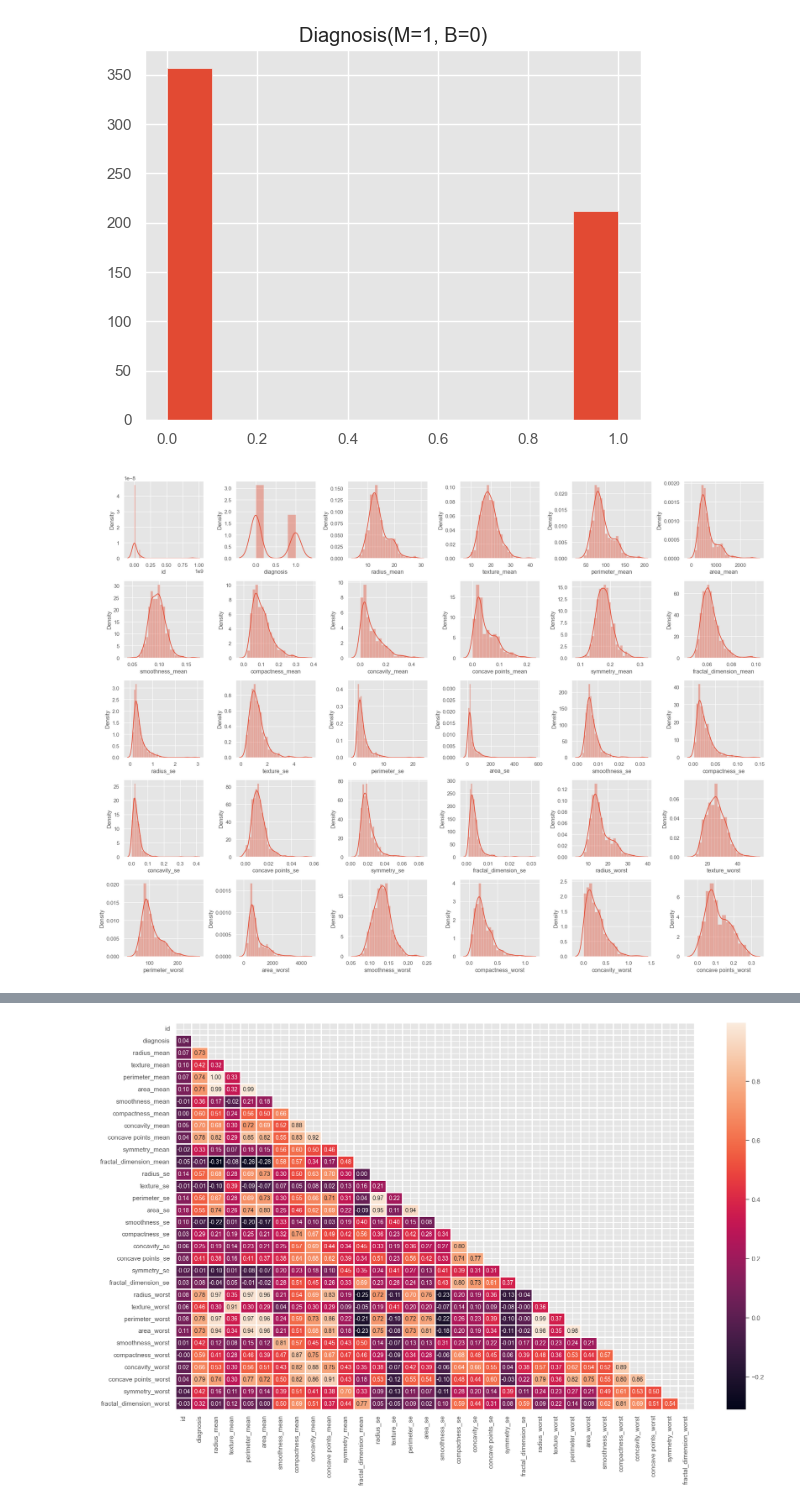
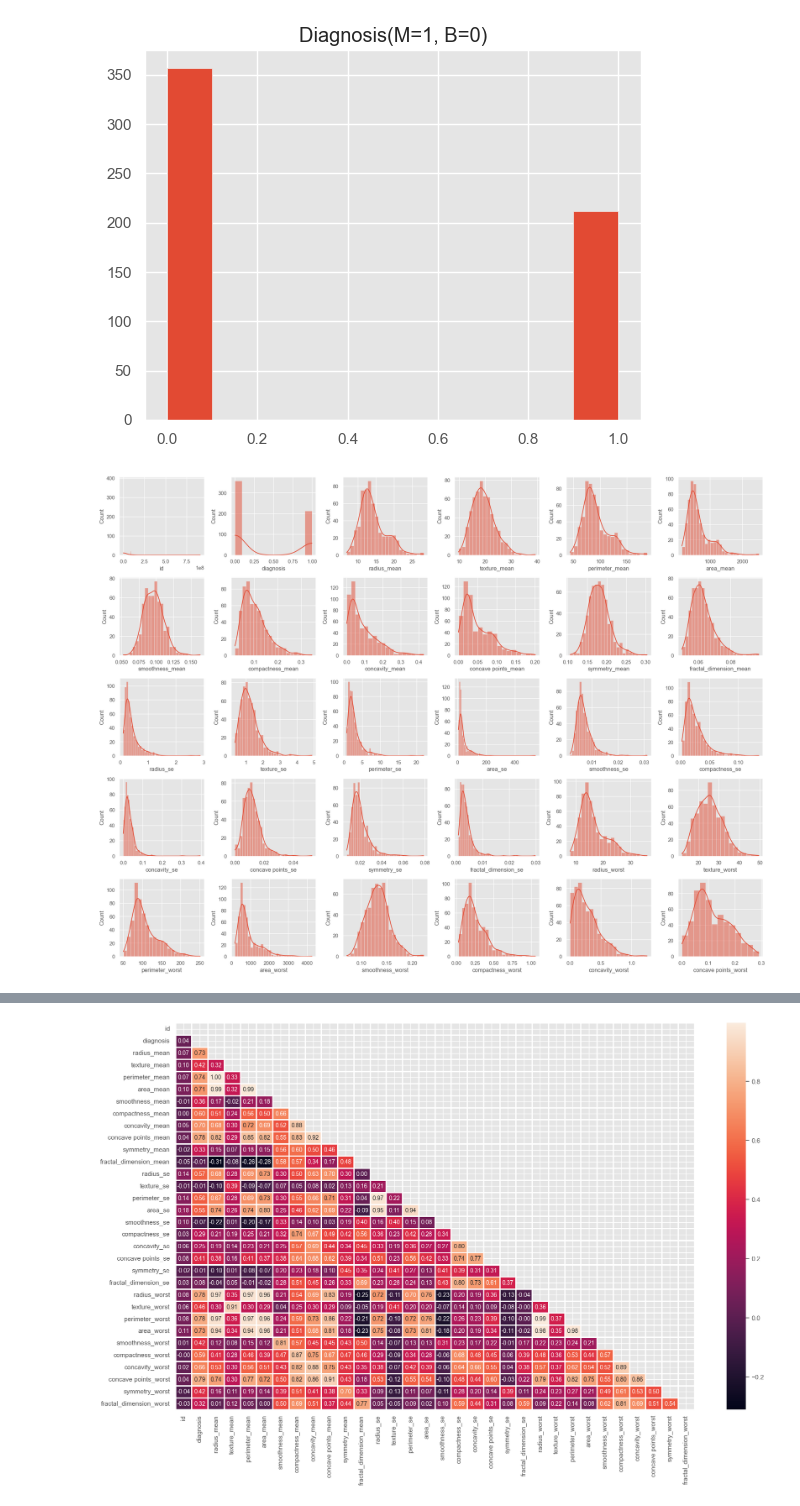
Before and after one commit to Vinhguy/Chan_doan_ung_thu_vu, a Jupyter notebook: hocmay.ipynb, the cells around one changed output, grey strips where cells are left out. Drawn from its saved outputs; the diff is of its cells as text; code cells hidden in the pictures.

```diff
--- a/hocmay.ipynb
+++ b/hocmay.ipynb
@@ -93,19 +93,17 @@ plt.show()
 # %% [output]
 [figure]
 # %%
-plt.figure(figsize=(20,15))
-plotnumber=1
-for column in df:
-    if plotnumber<=30:
-        ax = plt.subplot(5,6, plotnumber)
-        sns.distplot(df[column])
-        plt.xlabel(column)
-    plotnumber+=1
+plt.figure(figsize=(20, 15))
+for idx, col in enumerate(df.columns, start=1):
+    if idx <= 30:
+        plt.subplot(5, 6, idx)
+        sns.histplot(df[col], kde=True)
+        plt.xlabel(col)
 
 plt.tight_layout()
 plt.show()
 # %% [output]
-[figure, old version]
+[figure, new version]
 # %%
 df.corr()
 # %% [output]
```
Also changed, not shown: parts of 3 cells of this notebook.
